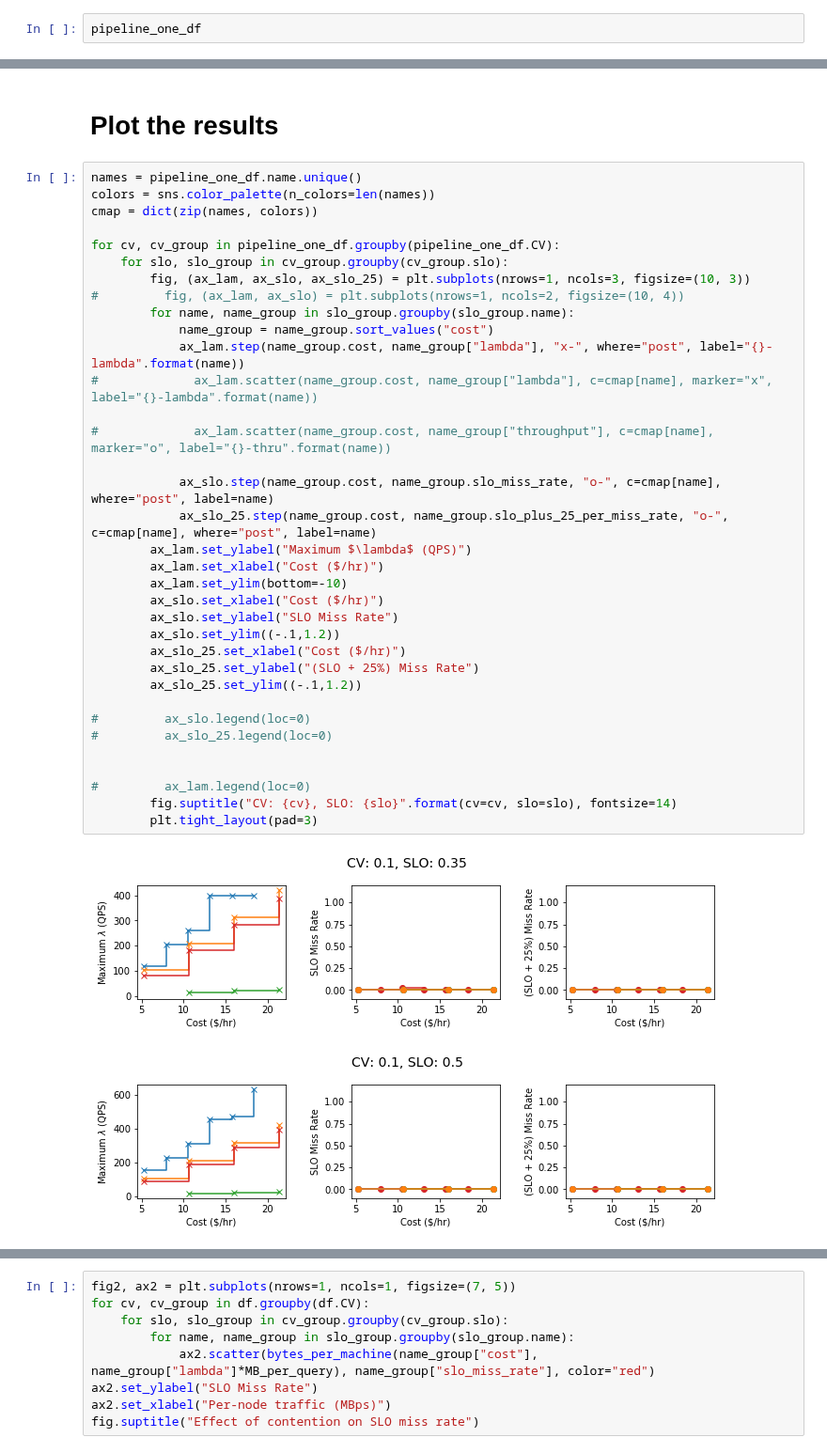
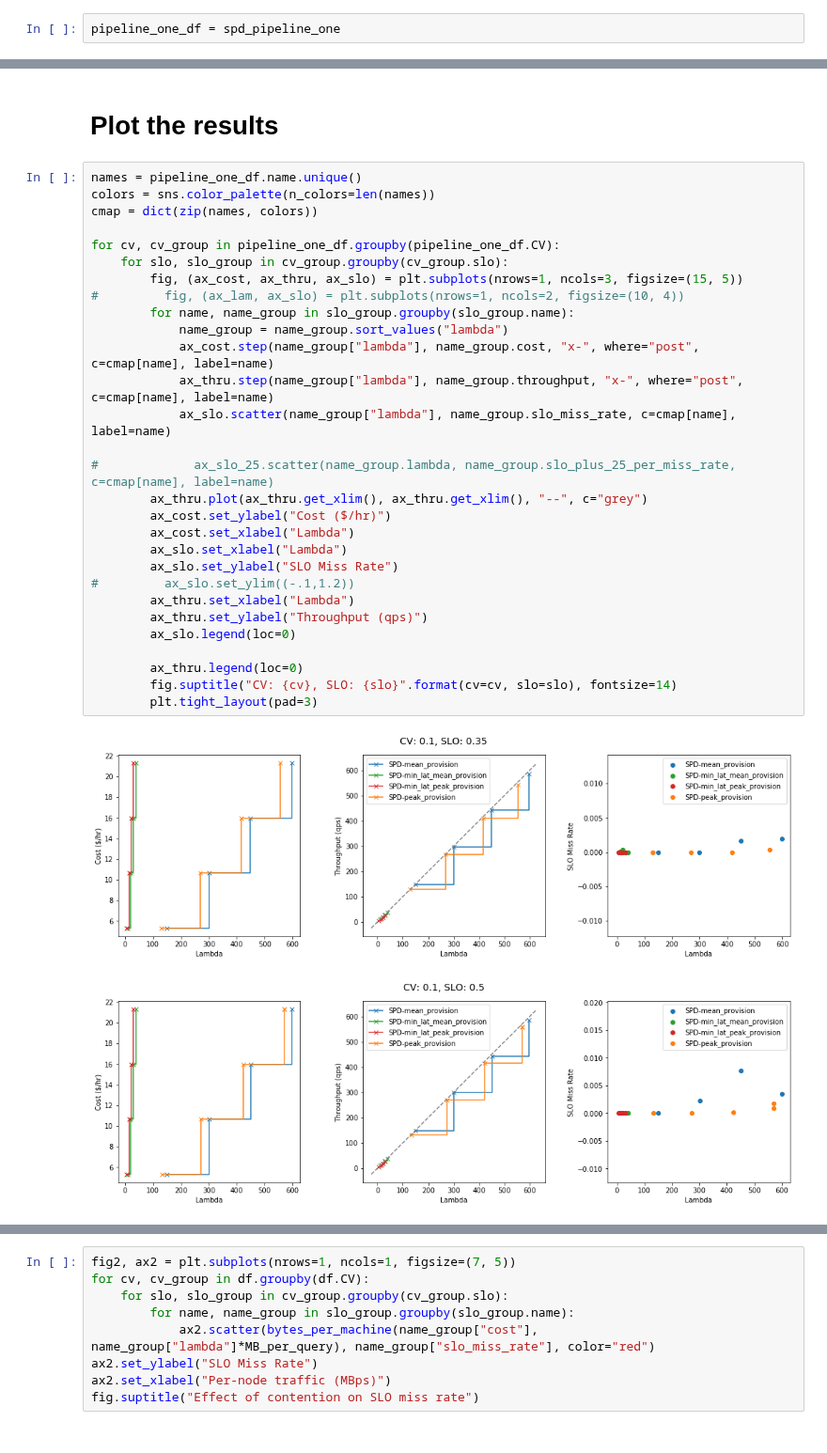
Before and after one commit to dcrankshaw/plots-model-comp-paper, a Jupyter notebook: plotting/system_comparison_plots_scratch.ipynb, the cells around one changed output, grey strips where cells are left out. Shown at 94% size. Saved outputs shown, nothing was run; the diff lists cells and outputs as text.

```diff
--- a/plotting/system_comparison_plots_scratch.ipynb
+++ b/plotting/system_comparison_plots_scratch.ipynb
@@ -63,4 +84,4 @@ ifl_pipeline_one.sort_values("lam_minus_through")
 # %%
 pipeline_one_df = pd.concat([spd_pipeline_one, ifl_pipeline_one])
 # %%
-pipeline_one_df
+pipeline_one_df = spd_pipeline_one
@@ -88,38 +90,32 @@ pipeline_one_df
 # %%
 names = pipeline_one_df.name.unique()
 colors = sns.color_palette(n_colors=len(names))
 cmap = dict(zip(names, colors))
 
 for cv, cv_group in pipeline_one_df.groupby(pipeline_one_df.CV):
     for slo, slo_group in cv_group.groupby(cv_group.slo):
-        fig, (ax_lam, ax_slo, ax_slo_25) = plt.subplots(nrows=1, ncols=3, figsize=(10, 3))
+        fig, (ax_cost, ax_thru, ax_slo) = plt.subplots(nrows=1, ncols=3, figsize=(15, 5))
 #         fig, (ax_lam, ax_slo) = plt.subplots(nrows=1, ncols=2, figsize=(10, 4))
         for name, name_group in slo_group.groupby(slo_group.name):
-            name_group = name_group.sort_values("cost")
-            ax_lam.step(name_group.cost, name_group["lambda"], "x-", where="post", label="{}-lambda".format(name))
-#             ax_lam.scatter(name_group.cost, name_group["lambda"], c=cmap[name], marker="x", label="{}-lambda".format(name))
+            name_group = name_group.sort_values("lambda")
+            ax_cost.step(name_group["lambda"], name_group.cost, "x-", where="post", c=cmap[name], label=name)
+            ax_thru.step(name_group["lambda"], name_group.throughput, "x-", where="post", c=cmap[name], label=name)
+            ax_slo.scatter(name_group["lambda"], name_group.slo_miss_rate, c=cmap[name], label=name)
 
-#             ax_lam.scatter(name_group.cost, name_group["throughput"], c=cmap[name], marker="o", label="{}-thru".format(name))
+#             ax_slo_25.scatter(name_group.lambda, name_group.slo_plus_25_per_miss_rate, c=cmap[name], label=name)
+        ax_thru.plot(ax_thru.get_xlim(), ax_thru.get_xlim(), "--", c="grey")
+        ax_cost.set_ylabel("Cost ($/hr)")
+        ax_cost.set_xlabel("Lambda")
+        ax_slo.set_xlabel("Lambda")
+        ax_slo.set_ylabel("SLO Miss Rate")
+#         ax_slo.set_ylim((-.1,1.2))
+        ax_thru.set_xlabel("Lambda")
+        ax_thru.set_ylabel("Throughput (qps)")
+        ax_slo.legend(loc=0)
 
-            ax_slo.step(name_group.cost, name_group.slo_miss_rate, "o-", c=cmap[name], where="post", label=name)
-            ax_slo_25.step(name_group.cost, name_group.slo_plus_25_per_miss_rate, "o-", c=cmap[name], where="post", label=name)
-        ax_lam.set_ylabel("Maximum $\lambda$ (QPS)")
-        ax_lam.set_xlabel("Cost ($/hr)")
-        ax_lam.set_ylim(bottom=-10)
-        ax_slo.set_xlabel("Cost ($/hr)")
-        ax_slo.set_ylabel("SLO Miss Rate")
-        ax_slo.set_ylim((-.1,1.2))
-        ax_slo_25.set_xlabel("Cost ($/hr)")
-        ax_slo_25.set_ylabel("(SLO + 25%) Miss Rate")
-        ax_slo_25.set_ylim((-.1,1.2))
-
-#         ax_slo.legend(loc=0)
-#         ax_slo_25.legend(loc=0)
-
-
-#         ax_lam.legend(loc=0)
+        ax_thru.legend(loc=0)
         fig.suptitle("CV: {cv}, SLO: {slo}".format(cv=cv, slo=slo), fontsize=14)
         plt.tight_layout(pad=3)
 # %% [output]
-[figure, old version]
+[figure, new version]
-[figure, old version]
+[figure, new version]
```
Also changed, not shown: parts of 4 cells of this notebook, 2 other files.
